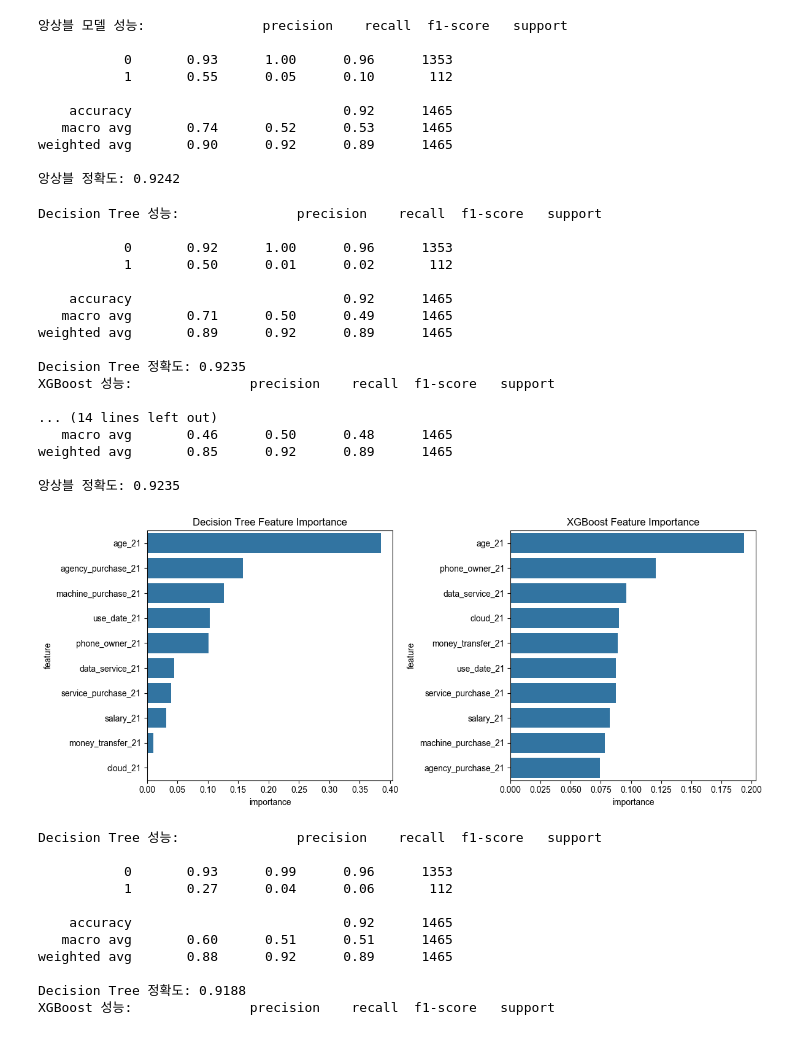
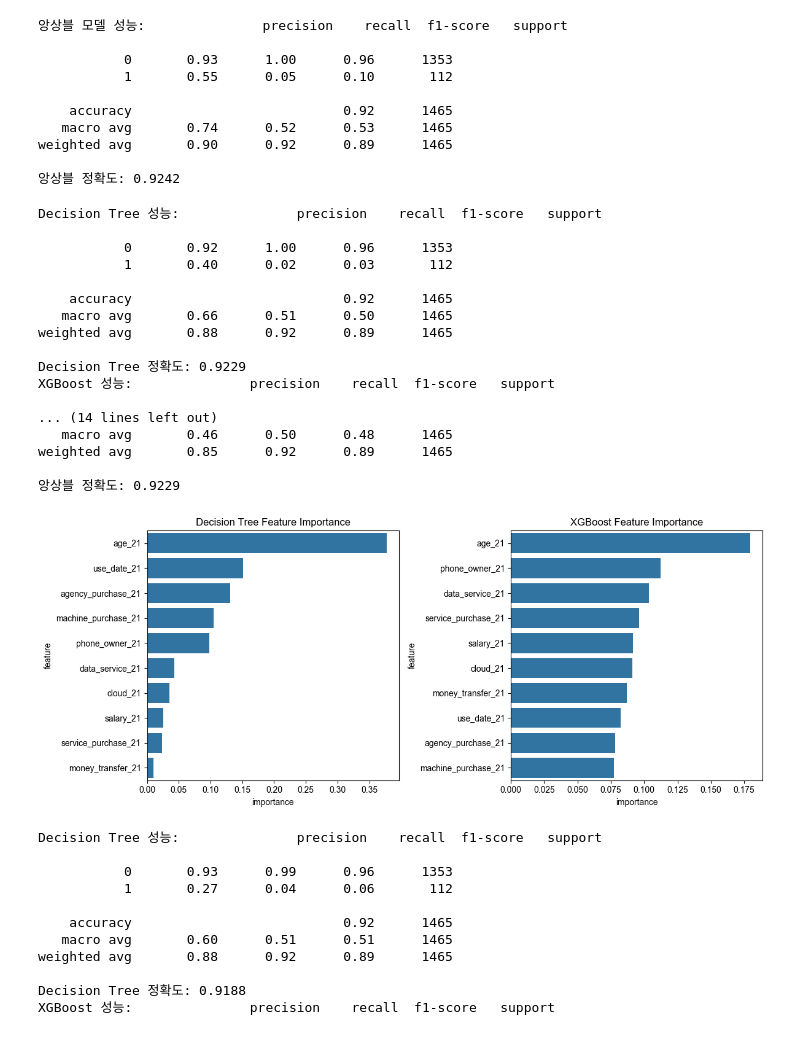
Before and after one commit to SKNETWORKS-FAMILY-AICAMP/SKN09-2nd-3Team, a Jupyter notebook: phone_brand_ML_project_sj.ipynb, the cells around one changed output. Drawn from its saved outputs; the diff is of its cells as text; code cells hidden in the pictures.

```diff
--- a/phone_brand_ML_project_sj.ipynb
+++ b/phone_brand_ML_project_sj.ipynb
@@ -630,6 +941,7 @@ import joblib
 
 # Random Forest 모델 저장
 joblib.dump(rf_clf, 'models/random_forest_model.joblib')
+joblib.dump(xgb_clf, 'models/xgboost_model.joblib')
 
 # 특성 중요도와 성능 지표 저장
 import json
@@ -642,6 +954,16 @@ model_metrics = {
 
 with open('models/rf_metrics.json', 'w') as f:
     json.dump(model_metrics, f)
+
+xgb_model_metrics = {
+    'accuracy': xgb_accuracy,
+    'f1_score': f1_score(y_test, xgb_pred),
+    'feature_importance': xgb_clf.feature_importances_.tolist(),
+    'feature_names': selected_features
+}
+
+with open('models/xgb_metrics.json', 'w') as f:
+    json.dump(xgb_model_metrics, f)
 # %%
 # 2023년도 이탈자에 대한 데이터 훈련
 
@@ -786,8 +1108,7 @@ selected_features = [
     'use_date_21', 'phone_owner_21', 'money_transfer_21'
 ]
 le = LabelEncoder()
-categorical_features = ['service_purchase_21', 'money_transfer_21', 'data_service_21',
-                       'use_date_21', 'phone_owner_21']
+categorical_features = ['service_purchase_21', 'money_transfer_21']
 
 for feature in categorical_features:
     phone_df[feature] = le.fit_transform(phone_df[feature].astype(str))
@@ -826,39 +1147,39 @@ importance_dt = pd.DataFrame({
     'importance': dt_clf.feature_importances_
 })
 importance_dt = importance_dt.sort_values('importance', ascending=False)
 sns.barplot(data=importance_dt, x='importance', y='feature')
 plt.title('Decision Tree Feature Importance')
 
 plt.subplot(1, 2, 2)
 importance_xgb = pd.DataFrame({
     'feature': selected_features,
     'importance': xgb_clf.feature_importances_
 })
 importance_xgb = importance_xgb.sort_values('importance', ascending=False)
 sns.barplot(data=importance_xgb, x='importance', y='feature')
 plt.title('XGBoost Feature Importance')
 
 plt.tight_layout()
 plt.show()
 # %% [output]
 Decision Tree 성능:               precision    recall  f1-score   support
 
            0       0.92      1.00      0.96      1353
-           1       0.50      0.01      0.02       112
+           1       0.40      0.02      0.03       112
 
     accuracy                           0.92      1465
-   macro avg       0.71      0.50      0.49      1465
-weighted avg       0.89      0.92      0.89      1465
+   macro avg       0.66      0.51      0.50      1465
+weighted avg       0.88      0.92      0.89      1465
 
-Decision Tree 정확도: 0.9235
+Decision Tree 정확도: 0.9229
 XGBoost 성능:               precision    recall  f1-score   support
 
 ... (14 lines left out)
    macro avg       0.46      0.50      0.48      1465
 weighted avg       0.85      0.92      0.89      1465
 
-앙상블 정확도: 0.9235
+앙상블 정확도: 0.9229
-[figure, old version]
+[figure, new version]
 # %%
 from sklearn.tree import DecisionTreeClassifier
 from sklearn.preprocessing import LabelEncoder
```
Also changed, not shown: parts of 14 cells of this notebook, 9 other files.
